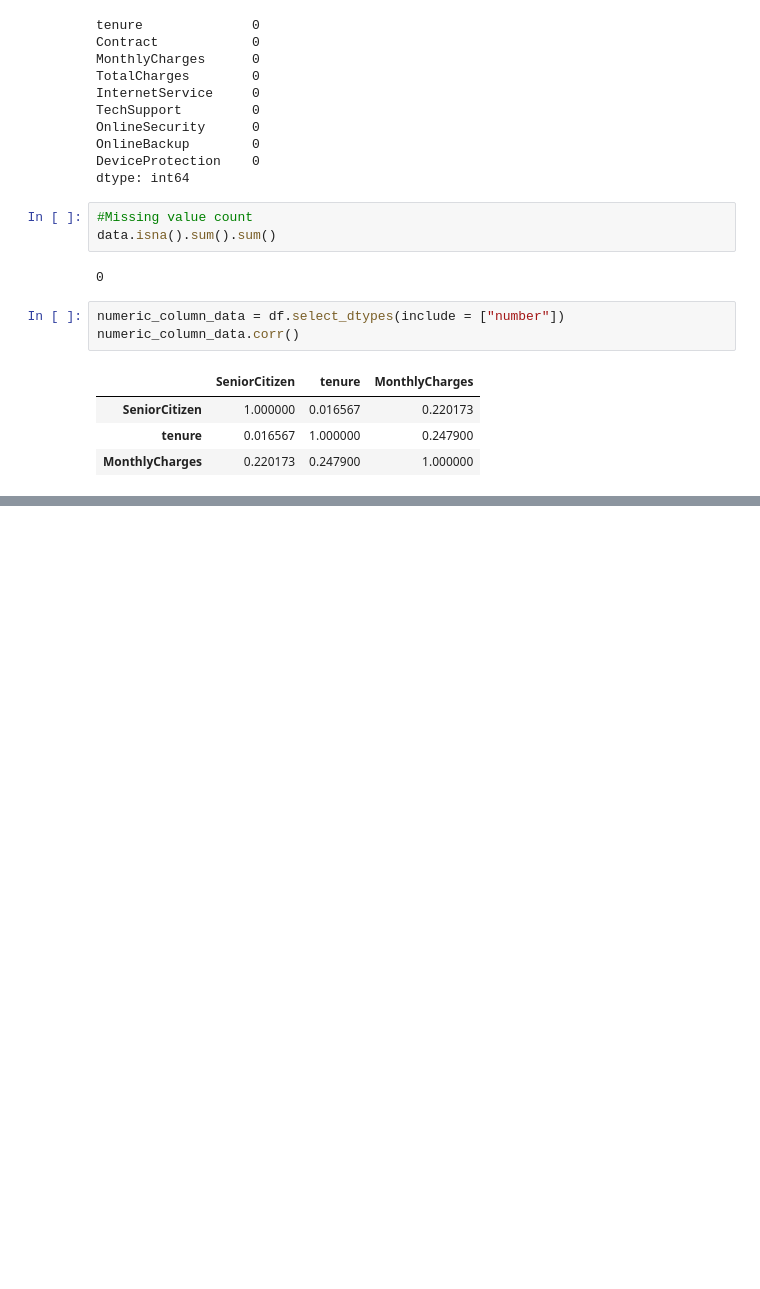
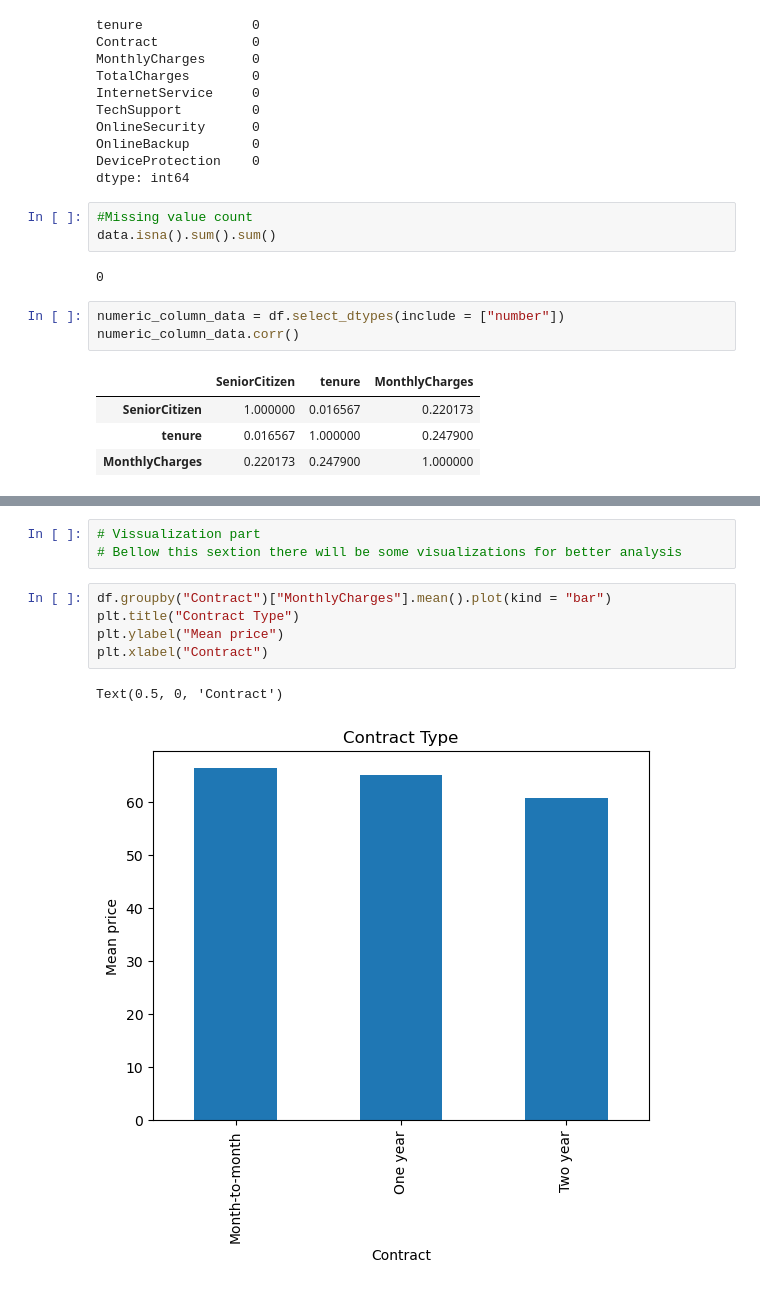
Before and after one commit to YasiruMethmal123/Telco-Customer-Churn, a Jupyter notebook: script/Churn Prediction.ipynb, the cells around one changed output, grey strips where cells are left out. Cells and saved outputs as stored; diff of their text form; blank space fills up the shorter version.

Commit message:
visualization for understanding

```diff
--- a/script/Churn Prediction.ipynb
+++ b/script/Churn Prediction.ipynb
@@ -97,0 +110,11 @@ numeric_column_data.corr()
+# %%
+# Vissualization part
+# Bellow this sextion there will be some visualizations for better analysis
+# %%
+df.groupby("Contract")["MonthlyCharges"].mean().plot(kind = "bar")
+plt.title("Contract Type")
+plt.ylabel("Mean price")
+plt.xlabel("Contract")
+# %% [output]
+Text(0.5, 0, 'Contract')
+[figure, added]
```
Also changed, not shown: parts of 5 cells of this notebook.
